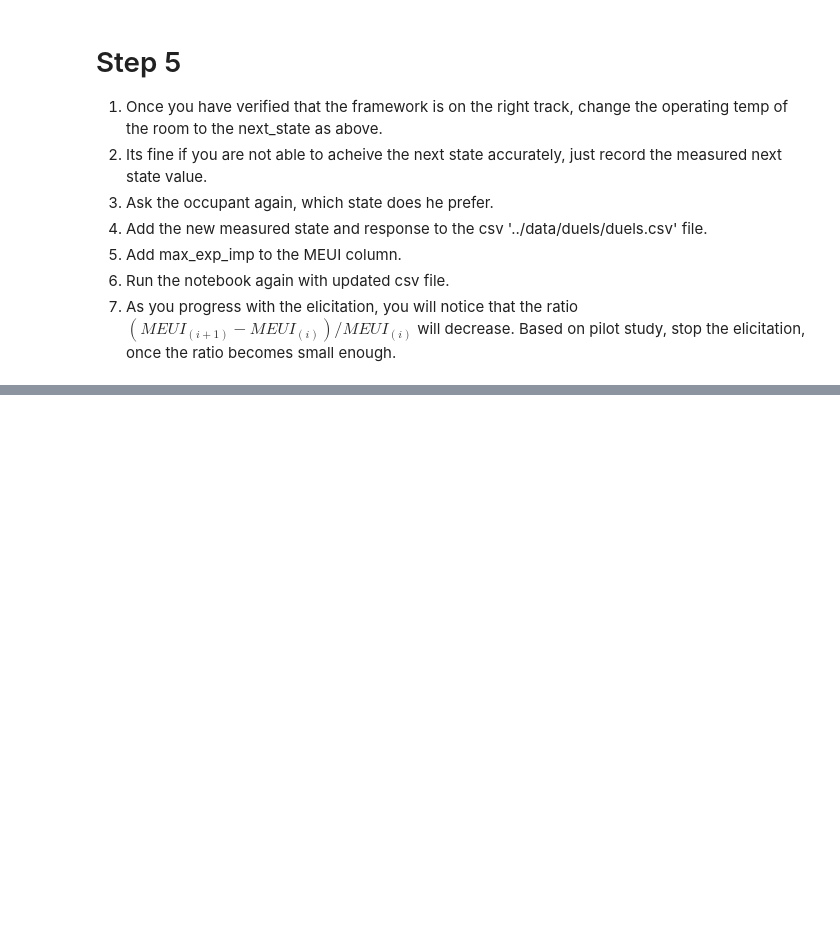
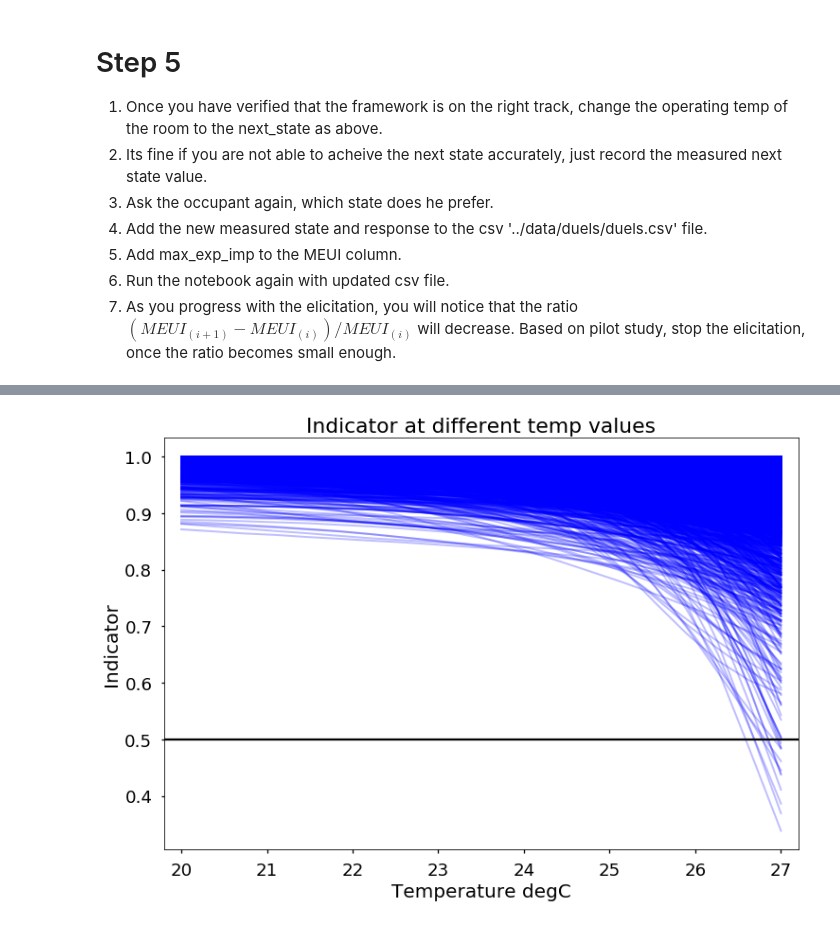
Before and after one commit to nawalgao/ConstrainedGP, a Jupyter notebook: gpflowunimodalpref_notebooks/run_framework.ipynb, the cells around one changed output, grey strips where cells are left out. Saved outputs shown, nothing was run; the diff lists cells and outputs as text; code cells hidden in the pictures; blank space fills up the shorter version.

Commit message:
gradient info based model

```diff
--- a/gpflowunimodalpref_notebooks/run_framework.ipynb
+++ b/gpflowunimodalpref_notebooks/run_framework.ipynb
@@ -186,7 +216,9 @@ def diff_norm_g(m, samples, Xgridnorm, Xgrid, mini, maxi):
     plt.ylabel('Indicator')
     plt.title('Indicator at different temp values')
 # %%
-diff_norm_g(model, samples, xx, xnew, 4800, 5000)
+diff_norm_g(model, samples, xx, xnew, 0, 5000)
+# %% [output]
+[figure, added]
 # %%
 from scipy.stats import norm
 def diff_g(m, samples, Xgridnorm, Xgrid, mini, maxi):
```
Also changed, not shown: parts of 17 cells of this notebook, 46 other files.
